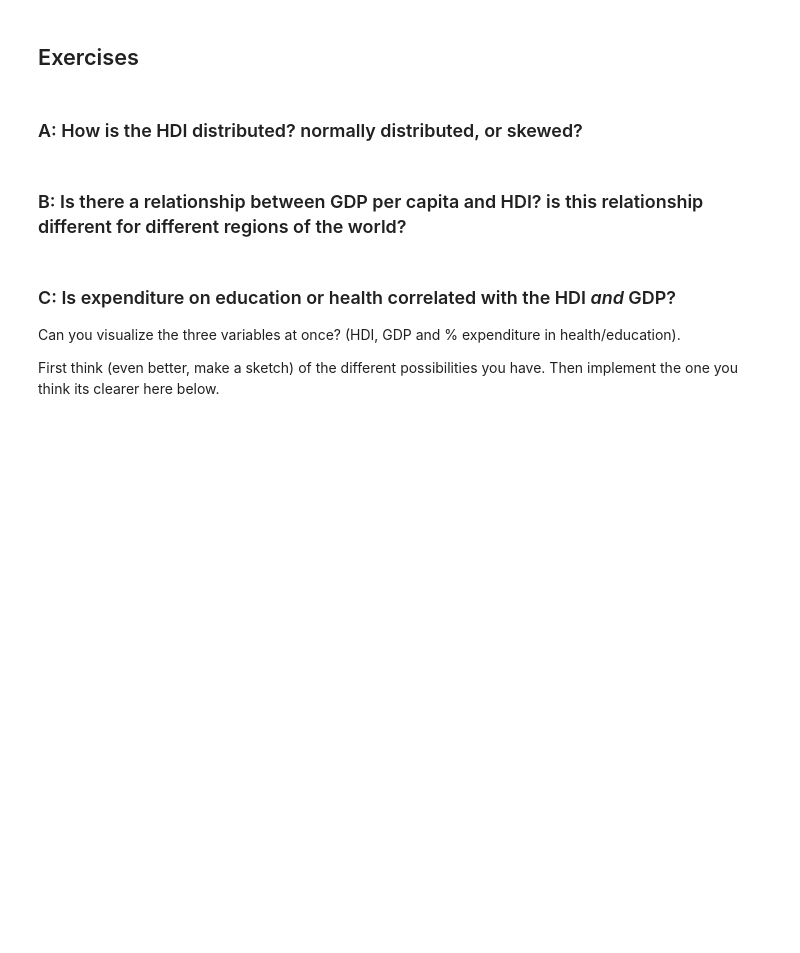
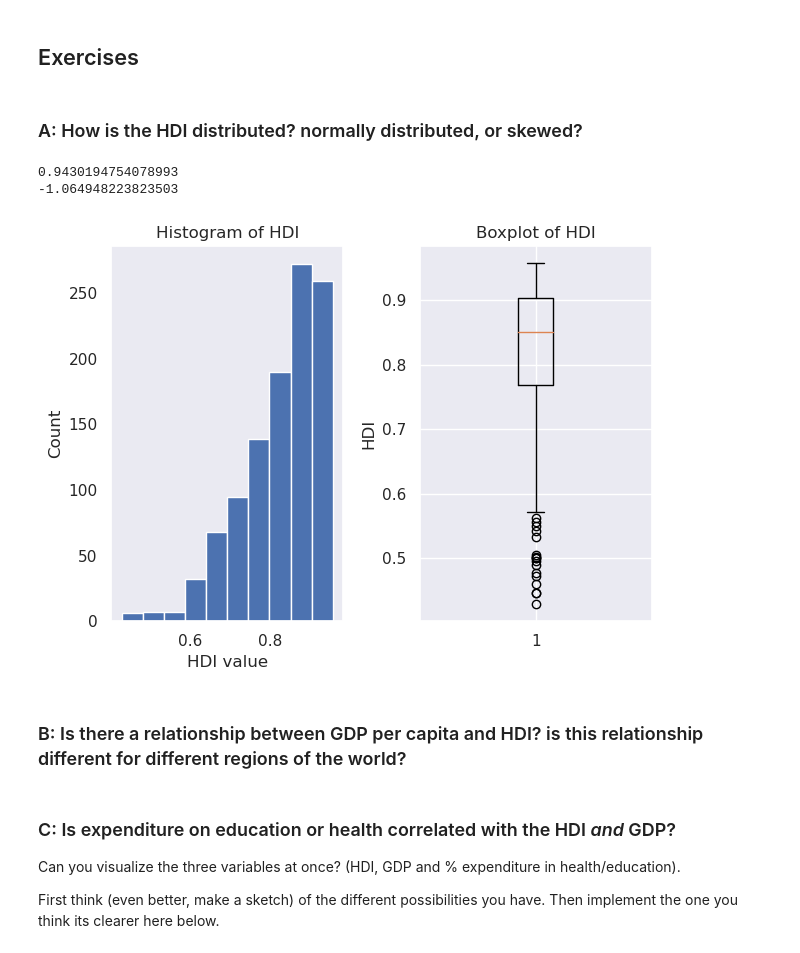
Before and after one commit to ASPP/2023-heraklion-dataviz, a Jupyter notebook: exercise-2.ipynb, the cells around one changed output. Drawn from its saved outputs; the diff is of its cells as text; code cells hidden in the pictures; blank space fills up the shorter version.

```diff
--- a/exercise-2.ipynb
+++ b/exercise-2.ipynb
@@ -82,6 +82,38 @@ df[df['Country']=='Italy']
 ## Exercises
 # %% [markdown]
 ### A: How is the HDI distributed? normally distributed, or skewed?
+# %%
+import scipy
+# import seaborn as sns
+# sns.set_theme()
+
+data = df['HDI'].values
+
+kurt = scipy.stats.kurtosis(data)
+skew = scipy.stats.skew(data)
+
+fig, axs = plt.subplots(1,2)
+ax = axs[0]
+ax.hist(data)
+ax.set_xlabel('HDI value')
+ax.set_ylabel('Count')
+ax.annotate('Skewness = ' + str(np.round(skew * 100)/100),xy=(0.35, 200))
+ax.set_title('Histogram of HDI')
+ax.grid()
+
+ax = axs[1]
+ax.boxplot(data)
+ax.set_title('Boxplot of HDI')
+ax.set_ylabel('HDI')
+
+plt.tight_layout()
+
+print(kurt)
+print(skew)
+# %% [output]
+0.9430194754078993
+-1.064948223823503
+[figure, added]
 # %% [markdown]
 ### B: Is there a relationship between GDP per capita and HDI? is this relationship different for different regions of the world?
 # %% [markdown]
```
